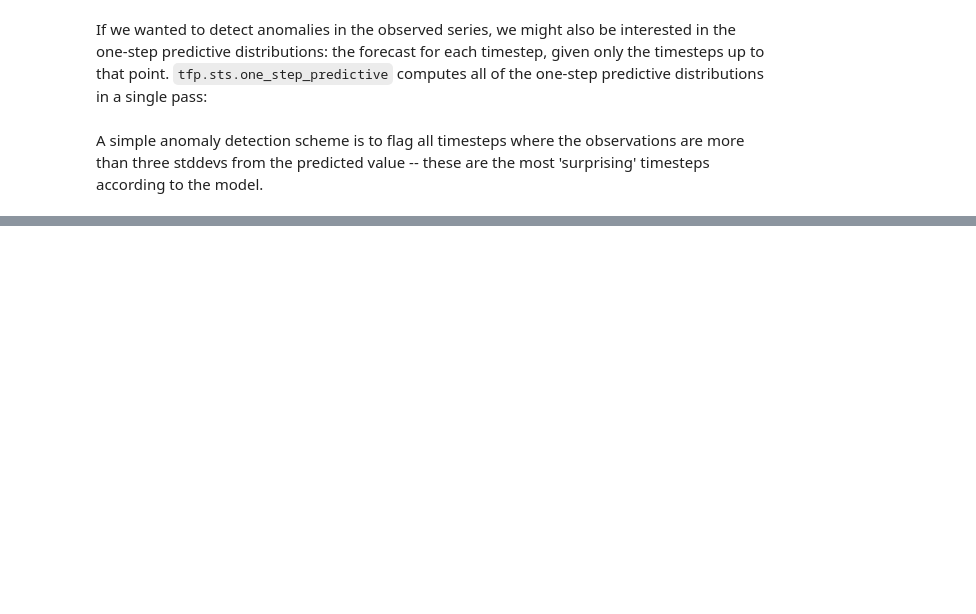
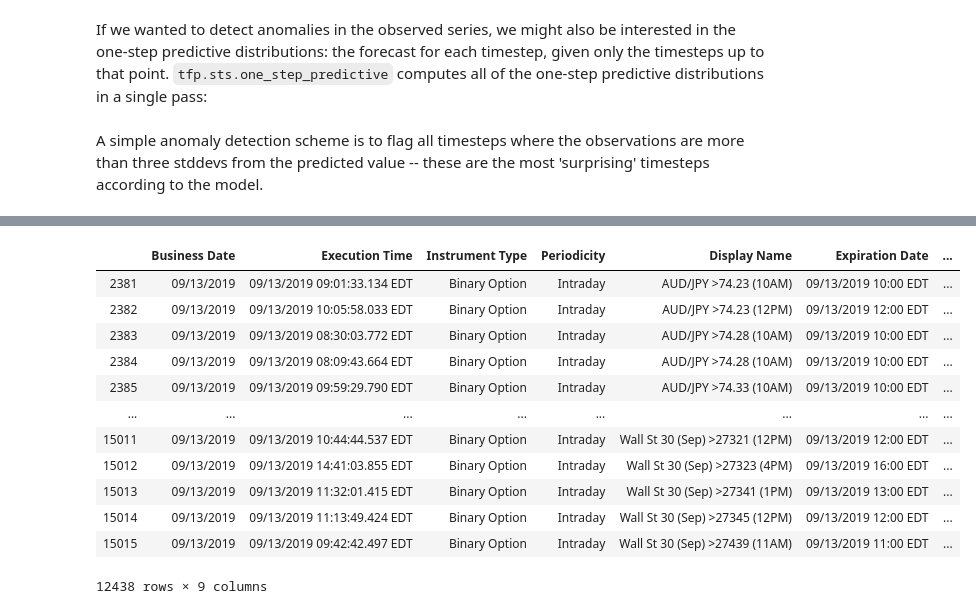
Before and after one commit to entity53/probability, a Jupyter notebook: tensorflow_probability/examples/jupyter_notebooks/Structural_Time_Series_Modeling.ipynb, the cells around one changed output, grey strips where cells are left out. Saved outputs shown, nothing was run; the diff lists cells and outputs as text; code cells hidden in the pictures; blank space fills up the shorter version.

```diff
--- a/tensorflow_probability/examples/jupyter_notebooks/Structural_Time_Series_Modeling.ipynb
+++ b/tensorflow_probability/examples/jupyter_notebooks/Structural_Time_Series_Modeling.ipynb
@@ -491,0 +484,16 @@ ax.legend()
+# %%
+intraday
+# %% [output]
+|  | Business Date | Execution Time | Instrument Type | Periodicity | Display Name | Expiration Date | ... |
+| 2381 | 09/13/2019 | 09/13/2019 09:01:33.134 EDT | Binary Option | Intraday | AUD/JPY >74.23 (10AM) | 09/13/2019 10:00 EDT | ... |
+| 2382 | 09/13/2019 | 09/13/2019 10:05:58.033 EDT | Binary Option | Intraday | AUD/JPY >74.23 (12PM) | 09/13/2019 12:00 EDT | ... |
+| 2383 | 09/13/2019 | 09/13/2019 08:30:03.772 EDT | Binary Option | Intraday | AUD/JPY >74.28 (10AM) | 09/13/2019 10:00 EDT | ... |
+| 2384 | 09/13/2019 | 09/13/2019 08:09:43.664 EDT | Binary Option | Intraday | AUD/JPY >74.28 (10AM) | 09/13/2019 10:00 EDT | ... |
+| 2385 | 09/13/2019 | 09/13/2019 09:59:29.790 EDT | Binary Option | Intraday | AUD/JPY >74.33 (10AM) | 09/13/2019 10:00 EDT | ... |
+| ... | ... | ... | ... | ... | ... | ... | ... |
+| 15011 | 09/13/2019 | 09/13/2019 10:44:44.537 EDT | Binary Option | Intraday | Wall St 30 (Sep) >27321 (12PM) | 09/13/2019 12:00 EDT | ... |
+| 15012 | 09/13/2019 | 09/13/2019 14:41:03.855 EDT | Binary Option | Intraday | Wall St 30 (Sep) >27323 (4PM) | 09/13/2019 16:00 EDT | ... |
+| 15013 | 09/13/2019 | 09/13/2019 11:32:01.415 EDT | Binary Option | Intraday | Wall St 30 (Sep) >27341 (1PM) | 09/13/2019 13:00 EDT | ... |
+| 15014 | 09/13/2019 | 09/13/2019 11:13:49.424 EDT | Binary Option | Intraday | Wall St 30 (Sep) >27345 (12PM) | 09/13/2019 12:00 EDT | ... |
+| 15015 | 09/13/2019 | 09/13/2019 09:42:42.497 EDT | Binary Option | Intraday | Wall St 30 (Sep) >27439 (11AM) | 09/13/2019 11:00 EDT | ... |
+12438 rows × 9 columns
```
Also changed, not shown: parts of 13 cells of this notebook.
